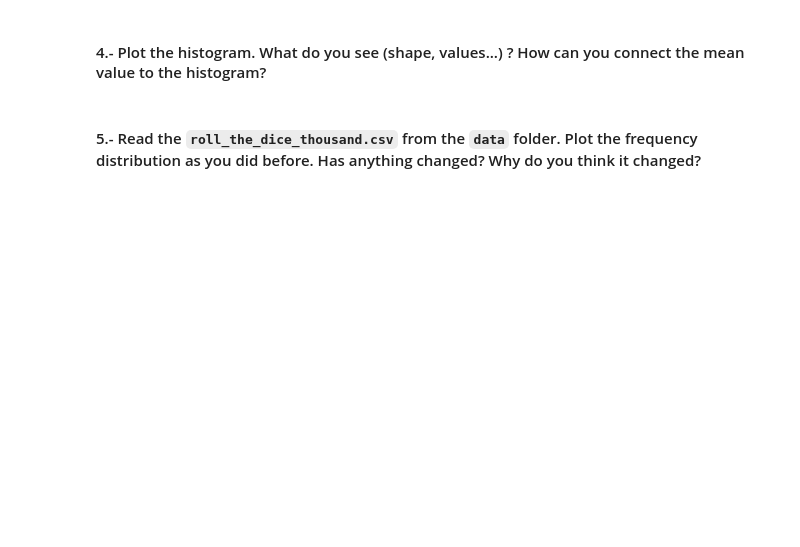
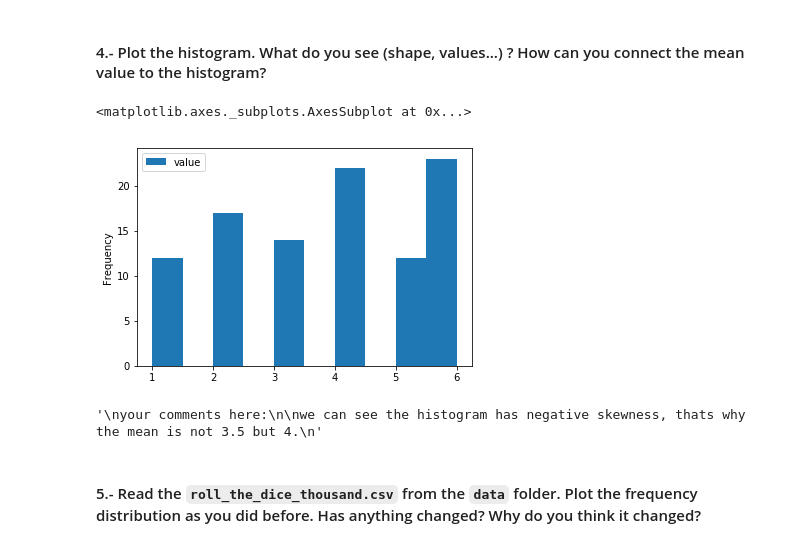
Before and after one commit to ta-data-bcn/descriptive-stats, a Jupyter notebook: your-code/main.ipynb, the cells around one changed output. Drawn from its saved outputs; the diff is of its cells as text; code cells hidden in the pictures; blank space fills up the shorter version.

```diff
--- a/your-code/main.ipynb
+++ b/your-code/main.ipynb
@@ -117,3 +156,7 @@ your comments here
 #### 4.- Plot the histogram. What do you see (shape, values...) ? How can you connect the mean value to the histogram?
 # %%
 # your code here
+ch3.plot(kind='hist', x = 'roll')
+# %% [output]
+<matplotlib.axes._subplots.AxesSubplot at 0x...>
+[figure, added]
@@ -124,2 +163,10 @@ your comments here
+# %%
+"""
+your comments here:
+
+we can see the histogram has negative skewness, thats why the mean is not 3.5 but 4.
+"""
+# %% [output]
+'\nyour comments here:\n\nwe can see the histogram has negative skewness, thats why the mean is not 3.5 but 4.\n'
 # %% [markdown]
 #### 5.- Read the `roll_the_dice_thousand.csv` from the `data` folder. Plot the frequency distribution as you did before. Has anything changed? Why do you think it changed?
```
Also changed, not shown: parts of 44 cells of this notebook.
